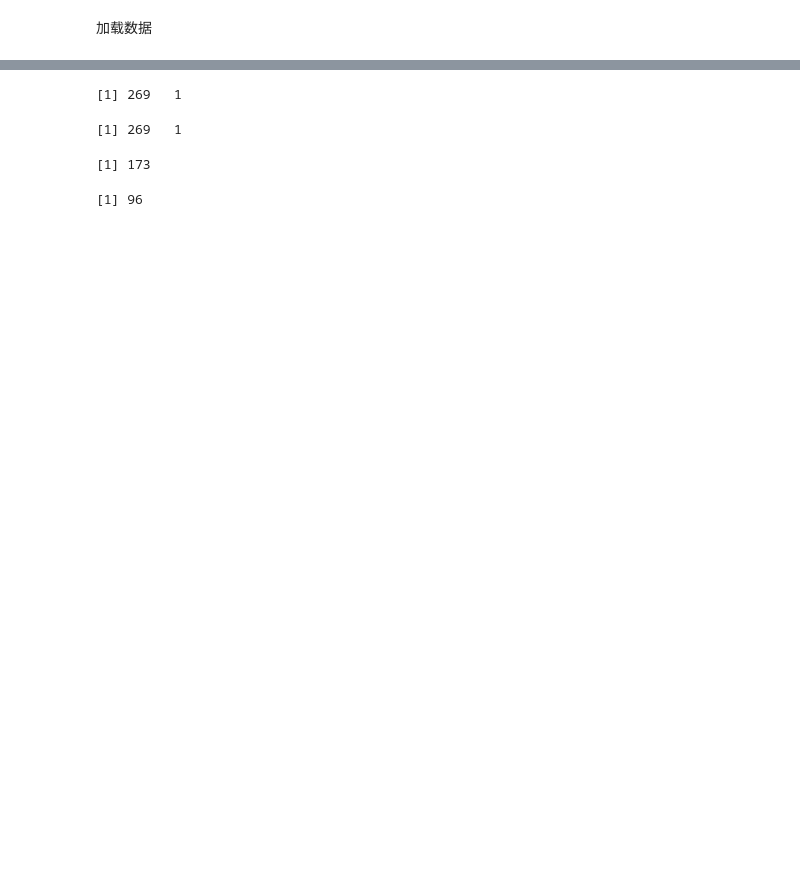
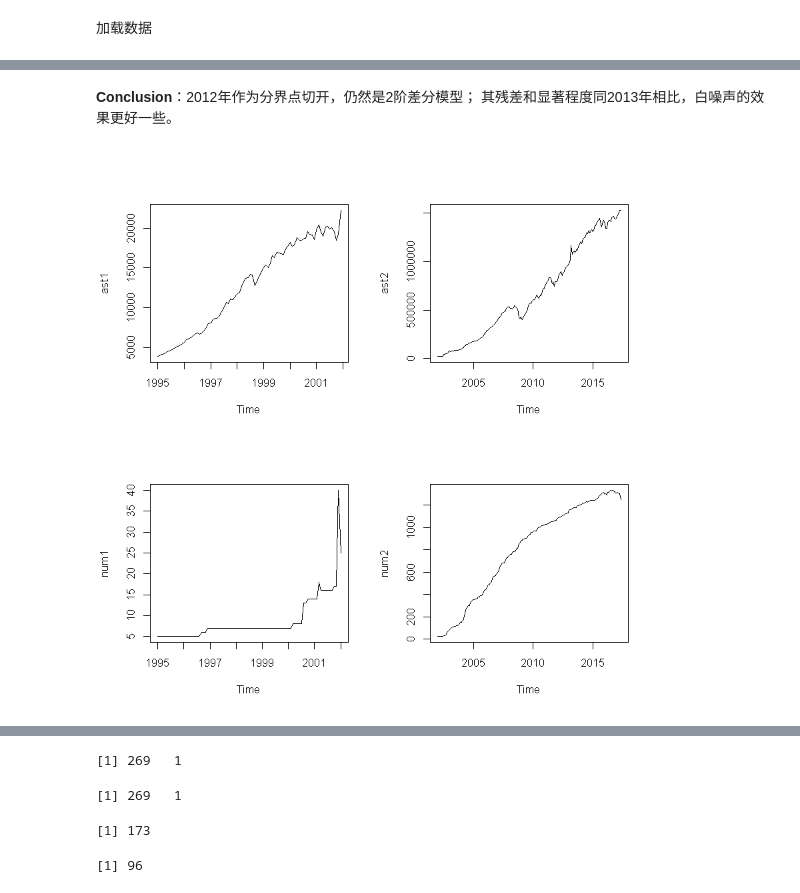
Before and after one commit to JiamingPKU/code, a Jupyter notebook: R/course1/time_series_analysis final_project.ipynb, the cells around one changed output, grey strips where cells are left out. Drawn from its saved outputs; the diff is of its cells as text; code cells hidden in the pictures; blank space fills up the shorter version.

```diff
--- a/R/course1/time_series_analysis final_project.ipynb
+++ b/R/course1/time_series_analysis final_project.ipynb
@@ -50,0 +247,9 @@ num2 = ts(num[97:269],frequency = 12, start = 2003)
+# %% [markdown]
+**Conclusion**：2012年作为分界点切开，仍然是2阶差分模型；
+其残差和显著程度同2013年相比，白噪声的效果更好一些。
+# %%
+# 在不使用对数的情况下
+par(mfrow=c(2,2))
+plot(ast1);plot(ast2);plot(num1);plot(num2);
+# %% [output]
+[figure, added]
```
Also changed, not shown: parts of 22 cells of this notebook, 6 other files.
